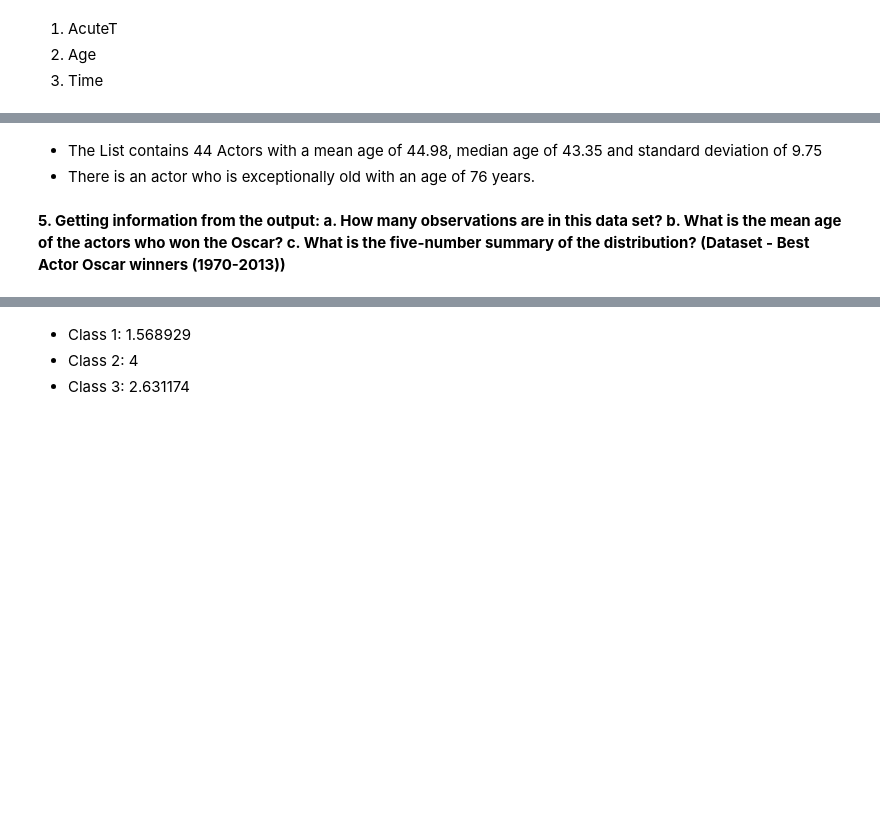
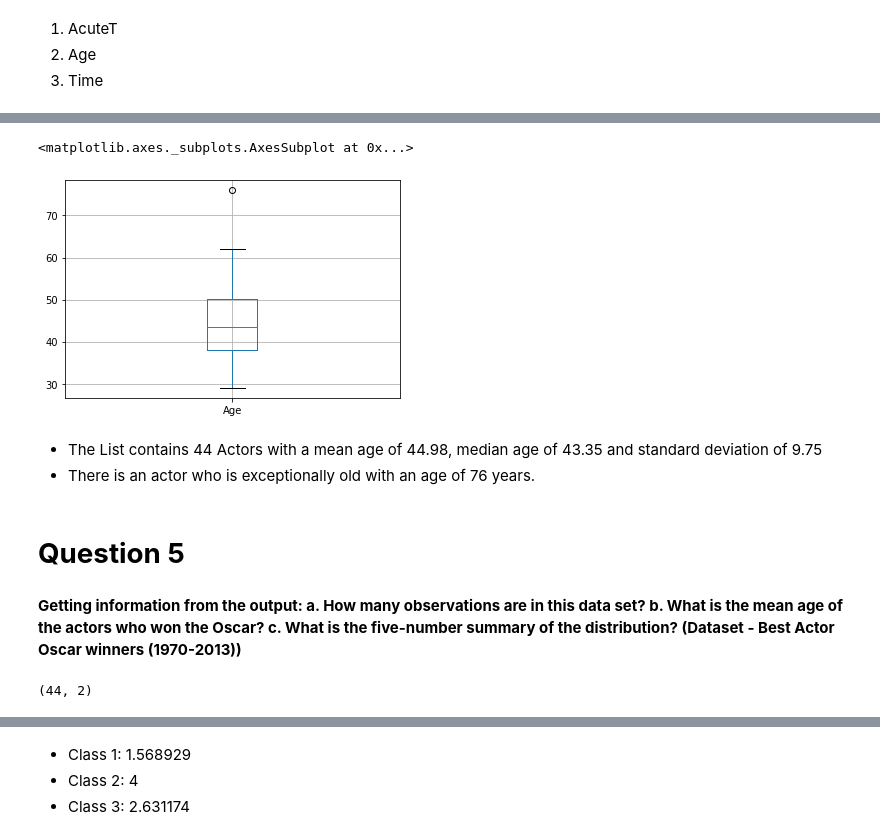
Before and after one commit to hiiamjay/Machine-Learning, a Jupyter notebook: Experiments/ML_EXP_1_3_7_2020.ipynb, the cells around one changed output, grey strips where cells are left out. Saved outputs shown, nothing was run; the diff lists cells and outputs as text; code cells hidden in the pictures; blank space fills up the shorter version.

```diff
--- a/Experiments/ML_EXP_1_3_7_2020.ipynb
+++ b/Experiments/ML_EXP_1_3_7_2020.ipynb
@@ -62,5 +95,16 @@ data1.head()
+# %%
+data2.boxplot(column=['Age'])
+# %% [output]
+<matplotlib.axes._subplots.AxesSubplot at 0x...>
+[figure, added]
 # %% [markdown]
 * The List contains 44 Actors with a mean age of 44.98, median age of 43.35 and standard deviation of 9.75
 * There is an actor who is exceptionally old with an age of 76 years.
+# %% [markdown]
+# **Question 5**
 # %% [markdown]
-**5. Getting information from the output: a. How many observations are in this data set? b. What is the mean age of the actors who won the Oscar? c. What is the five-number summary of the distribution? (Dataset - Best Actor Oscar winners (1970-2013))**
+**Getting information from the output: a. How many observations are in this data set? b. What is the mean age of the actors who won the Oscar? c. What is the five-number summary of the distribution? (Dataset - Best Actor Oscar winners (1970-2013))**
+# %%
+data2.shape
+# %% [output]
+(44, 2)
```
Also changed, not shown: parts of 25 cells of this notebook.
